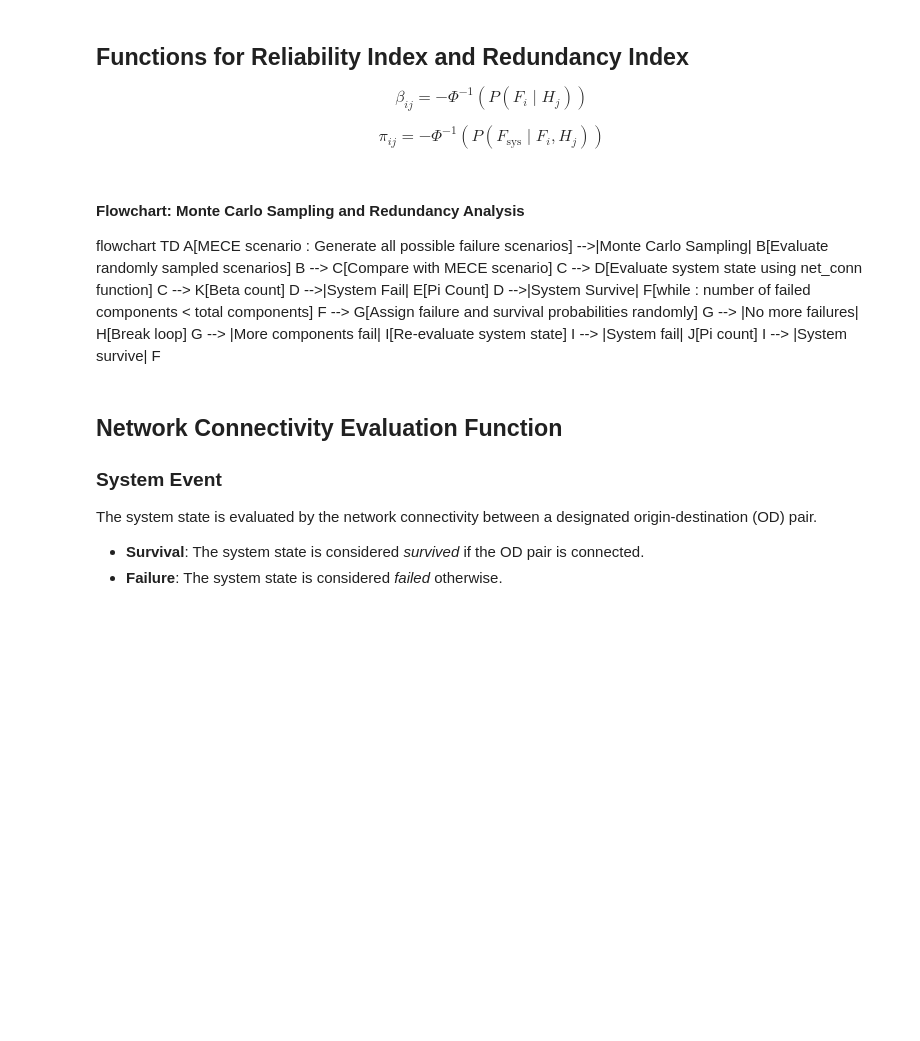
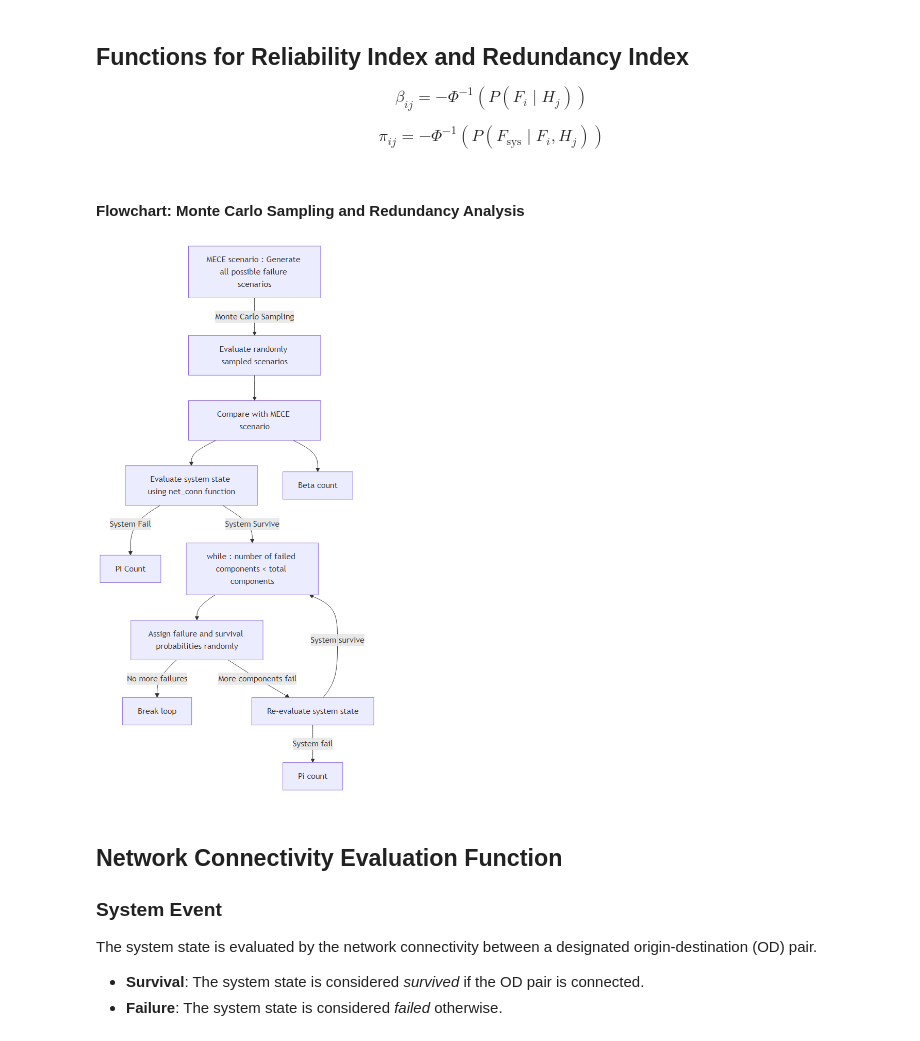
Before and after one commit to mjkang920/network_reliability, a Jupyter notebook: 2024-11-27-betapi_MK.ipynb, the cells around one changed output. Saved outputs shown, nothing was run; the diff lists cells and outputs as text; code cells hidden in the pictures; blank space fills up the shorter version.

```diff
--- a/2024-11-27-betapi_MK.ipynb
+++ b/2024-11-27-betapi_MK.ipynb
@@ -45,26 +46,16 @@ $$
 $$
 \pi_{ij} = -\Phi^{-1}(P(F_{\text{sys}} \mid F_i, H_j))
 $$
-# %% [markdown]
-#### Flowchart: Monte Carlo Sampling and Redundancy Analysis
-<script type="module">
-    import mermaid from "https://cdn.jsdelivr.net/npm/mermaid/dist/mermaid.esm.min.mjs";
-    mermaid.initialize({ startOnLoad: true });
-</script>
-<div class="mermaid">
-    flowchart TD
-    A[MECE scenario : Generate all possible failure scenarios] -->|Monte Carlo Sampling| B[Evaluate randomly sampled scenarios]
-    B --> C[Compare with MECE scenario]
-    C --> D[Evaluate system state using net_conn function]
-    C --> K[Beta count]
-    D -->|System Fail| E[Pi Count]
-    D -->|System Survive| F[while :                    number of failed components < total components]
-    F --> G[Assign failure and survival probabilities randomly]
-    G --> |No more failures| H[Break loop]
-    G --> |More components fail| I[Re-evaluate system state]
-    I --> |System fail| J[Pi count]
-    I --> |System survive| F
-</div>
+# %% [markdown]
+#### Flowchart: Monte Carlo Sampling and Redundancy Analysis
+# %%
+# PNG 파일 경로
+png_file = "output.png"
+
+# PNG 이미지 표시
+display(Image(filename=png_file))
+# %% [output]
+[figure, added]
 # %%
 def calculate_beta_pi(edges, probs, od_pair, MCS_N=1000000):
     num_edges = len(edges)
```
Also changed, not shown: parts of 2 cells of this notebook, 4 other files.
